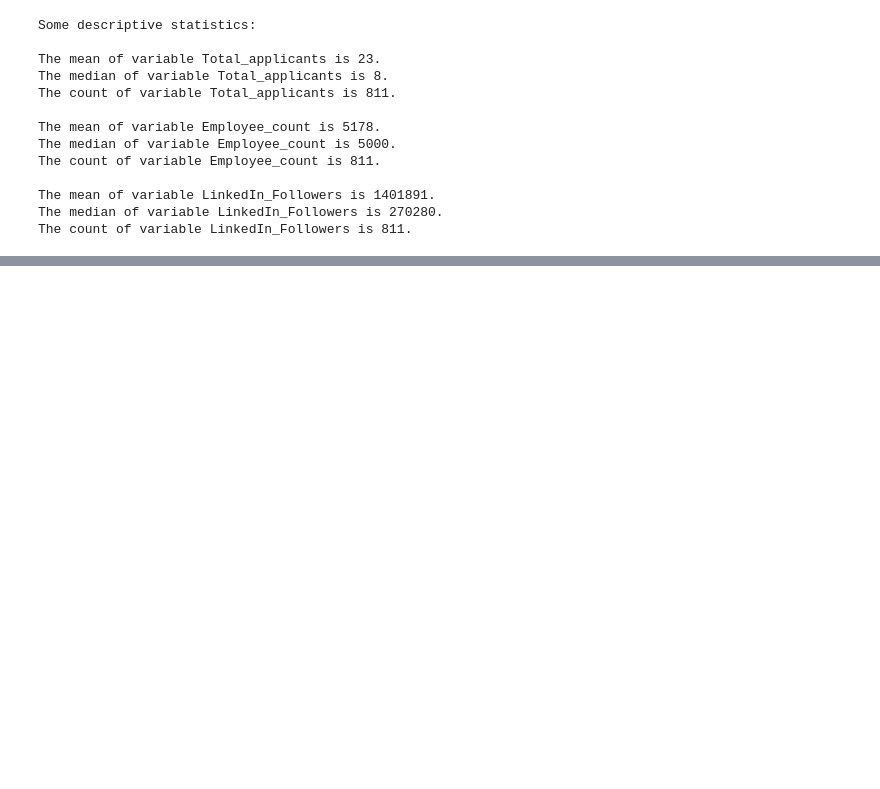
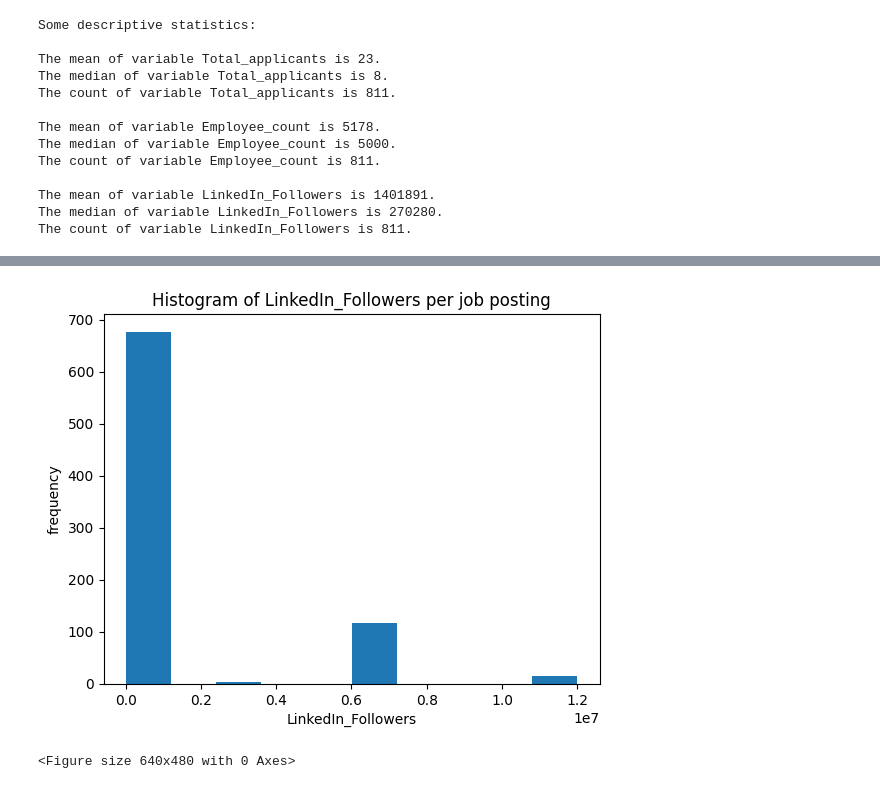
Before and after one commit to nogibjj/IDS706_DataEngineering_BarbaraFlores_Project1, a Jupyter notebook: LinkedInTechJobs.ipynb, the cells around one changed output, grey strips where cells are left out. Saved outputs shown, nothing was run; the diff lists cells and outputs as text; code cells hidden in the pictures; blank space fills up the shorter version.

```diff
--- a/LinkedInTechJobs.ipynb
+++ b/LinkedInTechJobs.ipynb
@@ -48,0 +69,11 @@ plt.show()
+# %%
+variable = "LinkedIn_Followers"
+plt.hist(df[[variable]], bins=10,)
+plt.xlabel(variable)
+plt.ylabel('frequency')
+plt.title('Histogram of {0} per job posting'.format(variable))
+plt.show()
+plt.clf()
+# %% [output]
+[figure, added]
+<Figure size 640x480 with 0 Axes>
```
Also changed, not shown: parts of 5 cells of this notebook.
